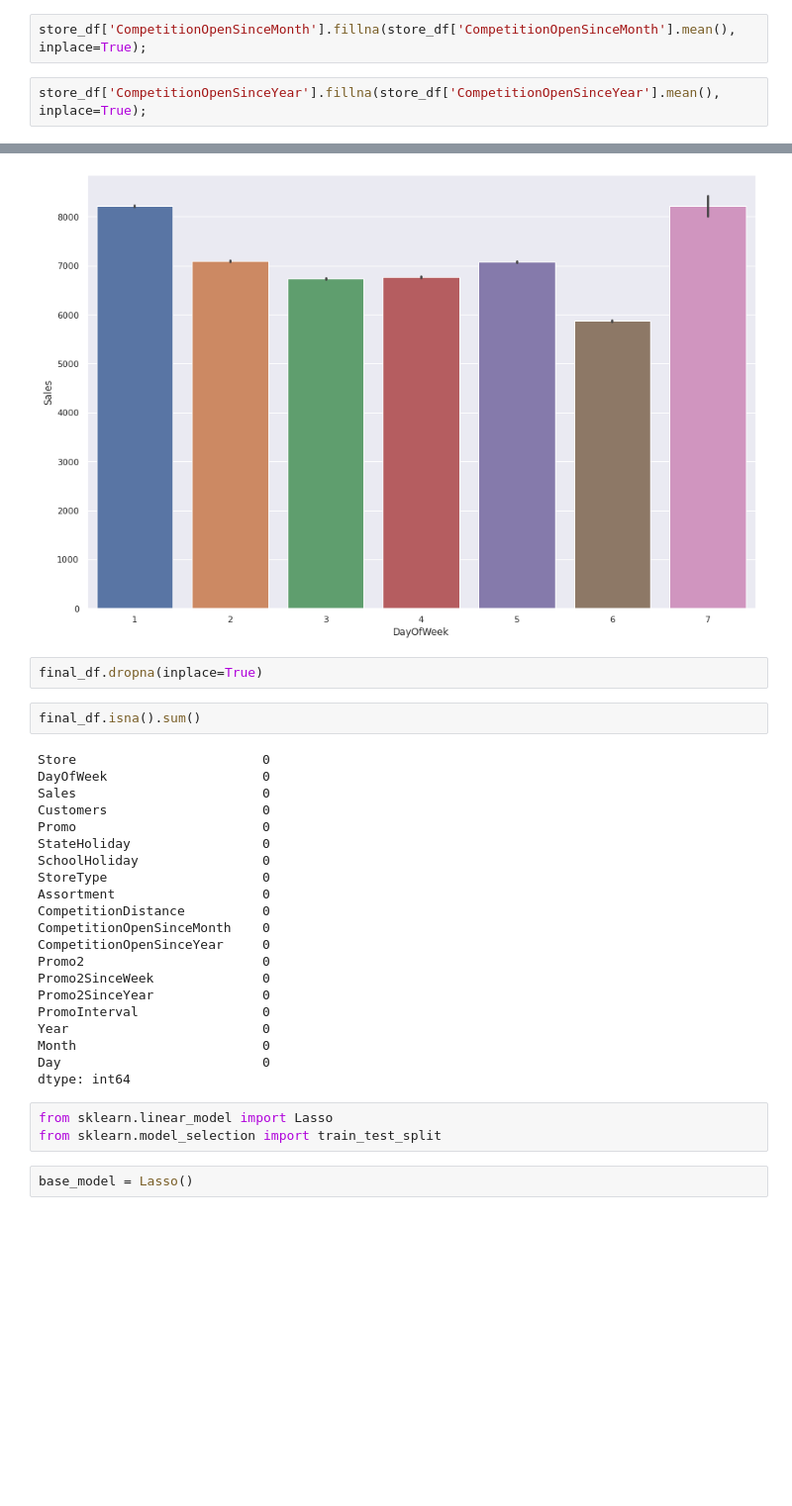
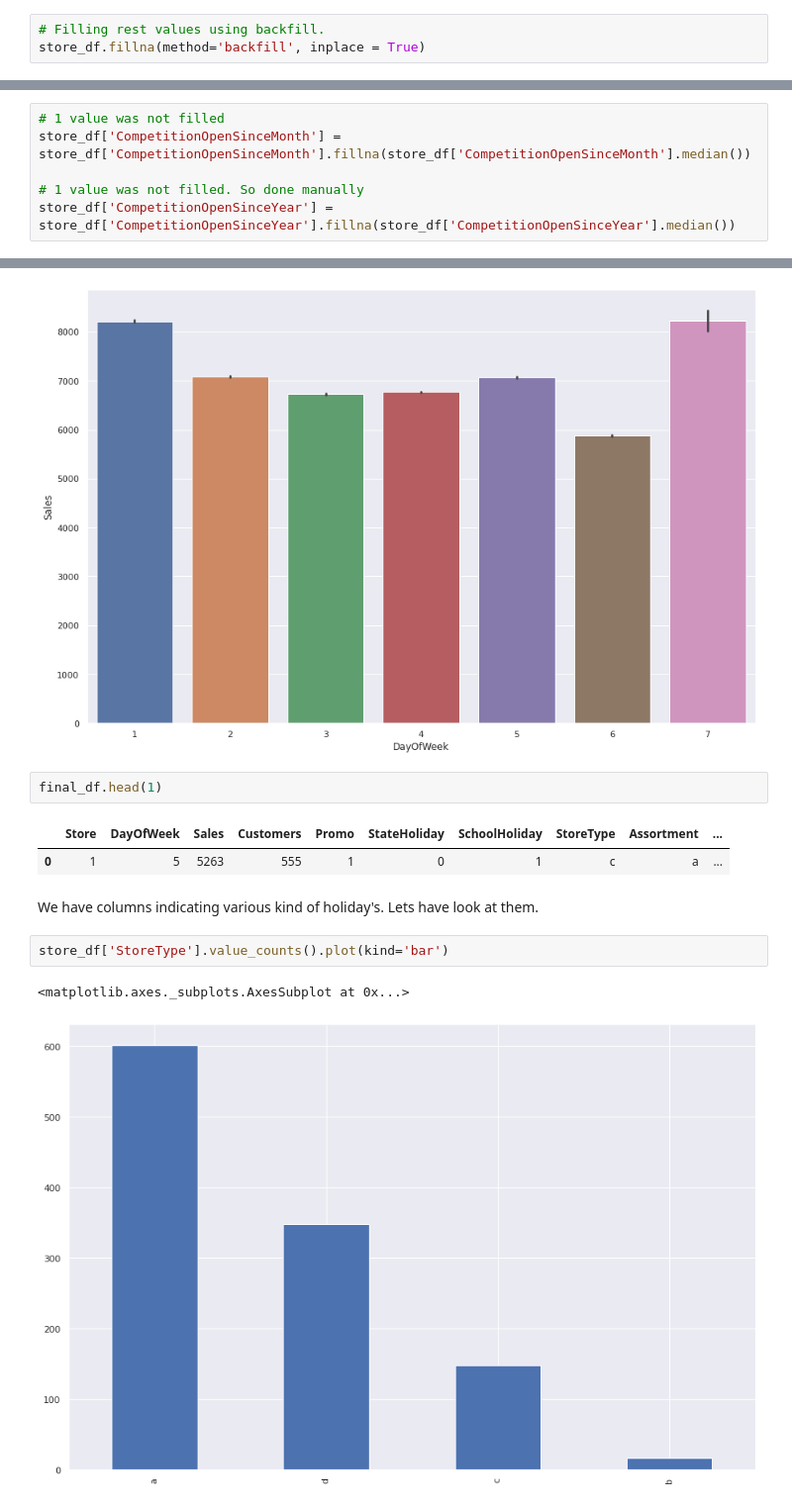
Before and after one commit to M0n1ka-05/Rossmann_Sale_Prediction, a Jupyter notebook: Monika_Shinde_Team_4_Rossmann_Sales_Prediction_Capstone_Project.ipynb, the cells around one changed output, grey strips where cells are left out. Shown at 99% size. Saved outputs shown, nothing was run; the diff lists cells and outputs as text; blank space fills up the shorter version.

```diff
--- a/Monika_Shinde_Team_4_Rossmann_Sales_Prediction_Capstone_Project.ipynb
+++ b/Monika_Shinde_Team_4_Rossmann_Sales_Prediction_Capstone_Project.ipynb
@@ -301,4 +363,3 @@ store_df['CompetitionDistance'].fillna(store_df['CompetitionDistance'].mean(), i
-# %%
-store_df['CompetitionOpenSinceMonth'].fillna(store_df['CompetitionOpenSinceMonth'].mean(), inplace=True);
-# %%
-store_df['CompetitionOpenSinceYear'].fillna(store_df['CompetitionOpenSinceYear'].mean(), inplace=True);
+# %%
+# Filling rest values using backfill.
+store_df.fillna(method='backfill', inplace = True)
@@ -305,3 +384,9 @@ store_df['CompetitionOpenSinceYear'].fillna(store_df['CompetitionOpenSinceYear']
+# %%
+# 1 value was not filled
+store_df['CompetitionOpenSinceMonth'] = store_df['CompetitionOpenSinceMonth'].fillna(store_df['CompetitionOpenSinceMonth'].median())
+
+# 1 value was not filled. So done manually
+store_df['CompetitionOpenSinceYear'] = store_df['CompetitionOpenSinceYear'].fillna(store_df['CompetitionOpenSinceYear'].median())
 # %%
 store_df.head(4)
 # %% [output]
@@ -400,33 +469,15 @@ sns.barplot(x='DayOfWeek', y='Sales', data=final_df)
 # %% [output]
 <matplotlib.axes._subplots.AxesSubplot at 0x...>
 [figure]
-# %%
-final_df.dropna(inplace=True)
-# %%
-final_df.isna().sum()
-# %% [output]
-Store                        0
-DayOfWeek                    0
-Sales                        0
-Customers                    0
-Promo                        0
-StateHoliday                 0
-SchoolHoliday                0
-StoreType                    0
-Assortment                   0
-CompetitionDistance          0
-CompetitionOpenSinceMonth    0
-CompetitionOpenSinceYear     0
-Promo2                       0
-Promo2SinceWeek              0
-Promo2SinceYear              0
-PromoInterval                0
-Year                         0
-Month                        0
-Day                          0
-dtype: int64
-# %%
-from sklearn.linear_model import Lasso
-from sklearn.model_selection import train_test_split
-# %%
-base_model = Lasso()
+# %%
+final_df.head(1)
+# %% [output]
+|  | Store | DayOfWeek | Sales | Customers | Promo | StateHoliday | SchoolHoliday | StoreType | Assortment | ... |
+| 0 | 1 | 5 | 5263 | 555 | 1 | 0 | 1 | c | a | ... |
+# %% [markdown]
+We have columns indicating various kind of holiday's. Lets have look at them.
+# %%
+store_df['StoreType'].value_counts().plot(kind='bar')
+# %% [output]
+<matplotlib.axes._subplots.AxesSubplot at 0x...>
+[figure, added]
```
Also changed, not shown: parts of 37 cells of this notebook.
